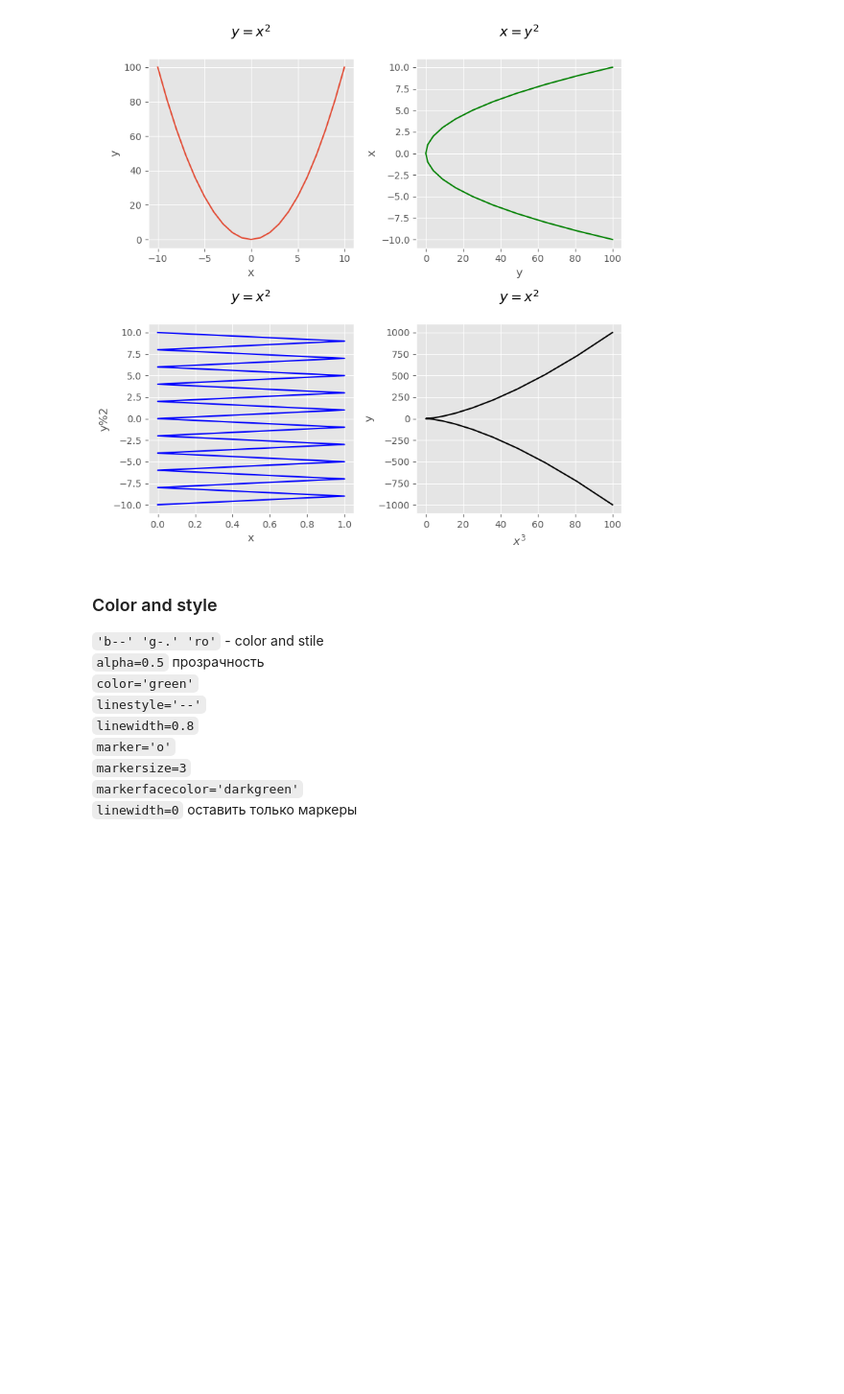
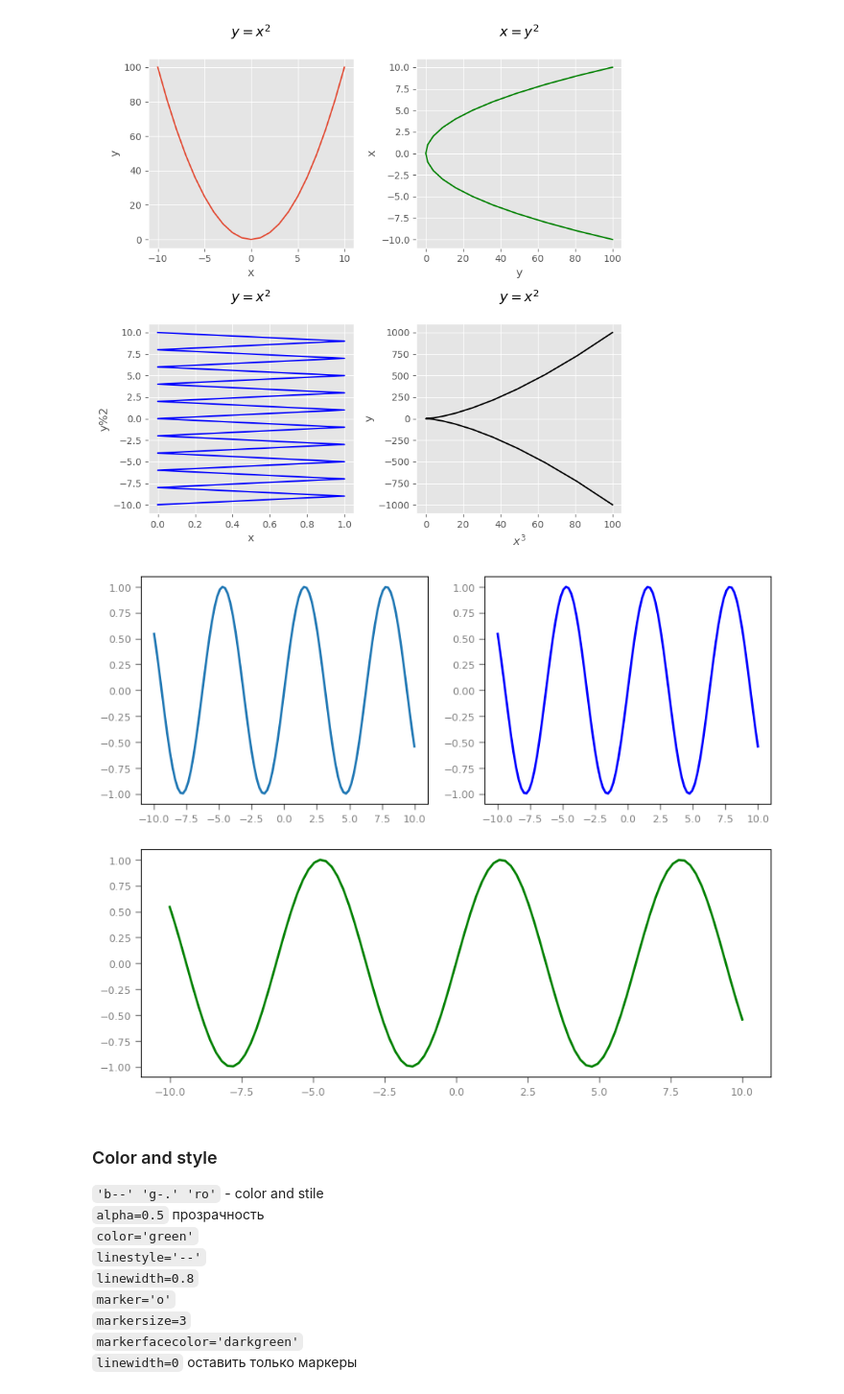
Before and after one commit to Nechetnaya/study_notebooks, a Jupyter notebook: Matplotlib.ipynb, the cells around one changed output. Shown: that part at 96% size. Drawn from its saved outputs; the diff is of its cells as text; code cells hidden in the pictures; blank space fills up the shorter version.

```diff
--- a/Matplotlib.ipynb
+++ b/Matplotlib.ipynb
@@ -123,6 +123,24 @@ fig.tight_layout() # исправляет наложение подписей
 plt.show()
 # %% [output]
 [figure]
+# %%
+fig = plt.figure(figsize=(10, 8))
+
+x = np.linspace(-10, 10, 100)
+y = np.sin(x)
+
+fig.add_subplot(2, 2, 1)
+plt.plot(x, y)
+
+fig.add_subplot(2, 2, 2)
+plt.plot(x, y, 'b')
+
+fig.add_subplot(2, 1, 2)
+plt.plot(x, y, 'g')
+
+plt.show()
+# %% [output]
+[figure, added]
 # %%
 a = np.arange(0.1, 10, 0.1)
 
```
Also changed, not shown: parts of 7 cells of this notebook, 5 other files.
